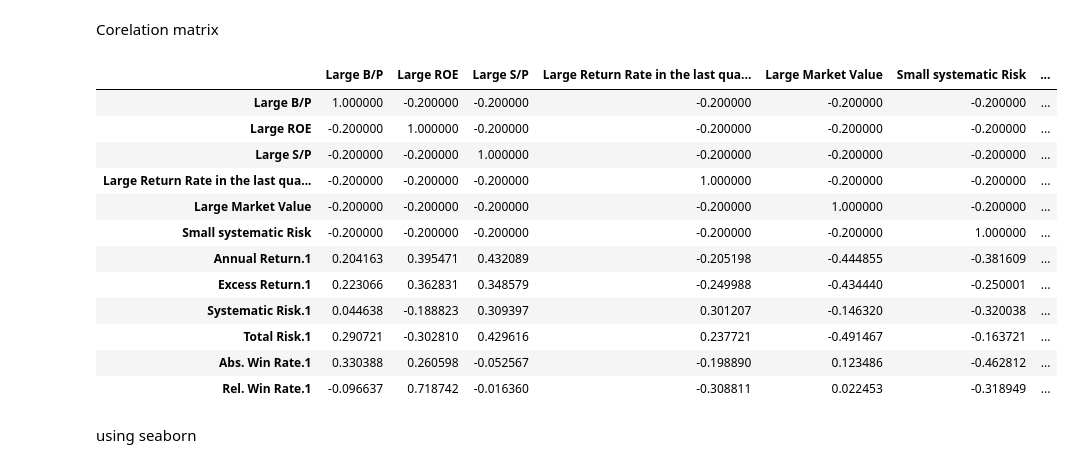
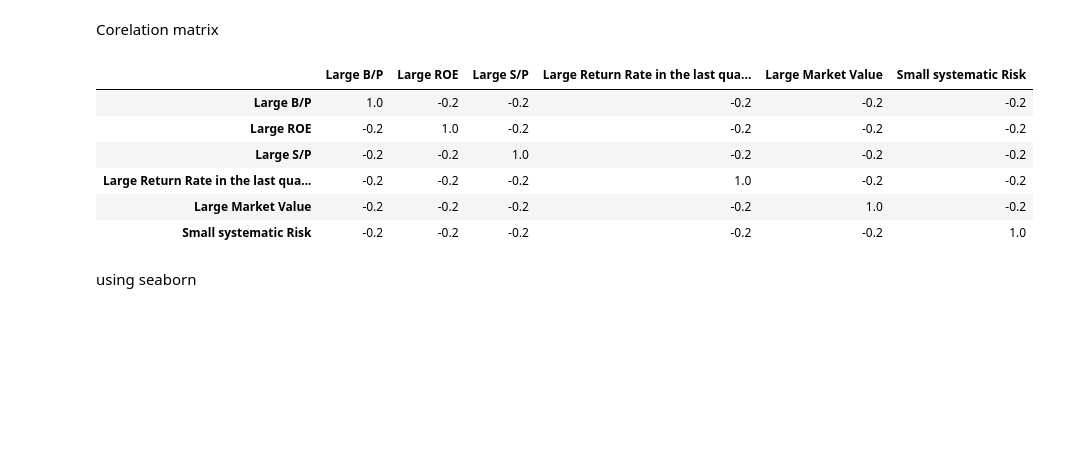
Before and after one commit to JaswanthKrishnaE/Stock-portfolio-analysis-using-multivariate-linear-regression, a Jupyter notebook: EDA.ipynb, the cells around one changed output. Drawn from its saved outputs; the diff is of its cells as text; code cells hidden in the pictures; blank space fills up the shorter version.

```diff
--- a/EDA.ipynb
+++ b/EDA.ipynb
@@ -198,22 +198,16 @@ df_clean.describe()
 # %% [markdown]
 Corelation matrix
 # %%
-corr_matrix = df_clean.corr()
+corr_matrix = weight_df.corr()
 corr_matrix
 # %% [output]
-|  | Large B/P | Large ROE | Large S/P | Large Return Rate in the last qua... | Large Market Value | Small systematic Risk | ... |
-| Large B/P | 1.000000 | -0.200000 | -0.200000 | -0.200000 | -0.200000 | -0.200000 | ... |
-| Large ROE | -0.200000 | 1.000000 | -0.200000 | -0.200000 | -0.200000 | -0.200000 | ... |
-| Large S/P | -0.200000 | -0.200000 | 1.000000 | -0.200000 | -0.200000 | -0.200000 | ... |
-| Large Return Rate in the last qua... | -0.200000 | -0.200000 | -0.200000 | 1.000000 | -0.200000 | -0.200000 | ... |
-| Large Market Value | -0.200000 | -0.200000 | -0.200000 | -0.200000 | 1.000000 | -0.200000 | ... |
-| Small systematic Risk | -0.200000 | -0.200000 | -0.200000 | -0.200000 | -0.200000 | 1.000000 | ... |
-| Annual Return.1 | 0.204163 | 0.395471 | 0.432089 | -0.205198 | -0.444855 | -0.381609 | ... |
-| Excess Return.1 | 0.223066 | 0.362831 | 0.348579 | -0.249988 | -0.434440 | -0.250001 | ... |
-| Systematic Risk.1 | 0.044638 | -0.188823 | 0.309397 | 0.301207 | -0.146320 | -0.320038 | ... |
-| Total Risk.1 | 0.290721 | -0.302810 | 0.429616 | 0.237721 | -0.491467 | -0.163721 | ... |
-| Abs. Win Rate.1 | 0.330388 | 0.260598 | -0.052567 | -0.198890 | 0.123486 | -0.462812 | ... |
-| Rel. Win Rate.1 | -0.096637 | 0.718742 | -0.016360 | -0.308811 | 0.022453 | -0.318949 | ... |
+|  | Large B/P | Large ROE | Large S/P | Large Return Rate in the last qua... | Large Market Value | Small systematic Risk |
+| Large B/P | 1.0 | -0.2 | -0.2 | -0.2 | -0.2 | -0.2 |
+| Large ROE | -0.2 | 1.0 | -0.2 | -0.2 | -0.2 | -0.2 |
+| Large S/P | -0.2 | -0.2 | 1.0 | -0.2 | -0.2 | -0.2 |
+| Large Return Rate in the last qua... | -0.2 | -0.2 | -0.2 | 1.0 | -0.2 | -0.2 |
+| Large Market Value | -0.2 | -0.2 | -0.2 | -0.2 | 1.0 | -0.2 |
+| Small systematic Risk | -0.2 | -0.2 | -0.2 | -0.2 | -0.2 | 1.0 |
 # %% [markdown]
 using seaborn
 # %%
```
Also changed, not shown: parts of 13 cells of this notebook, 1 other file.
